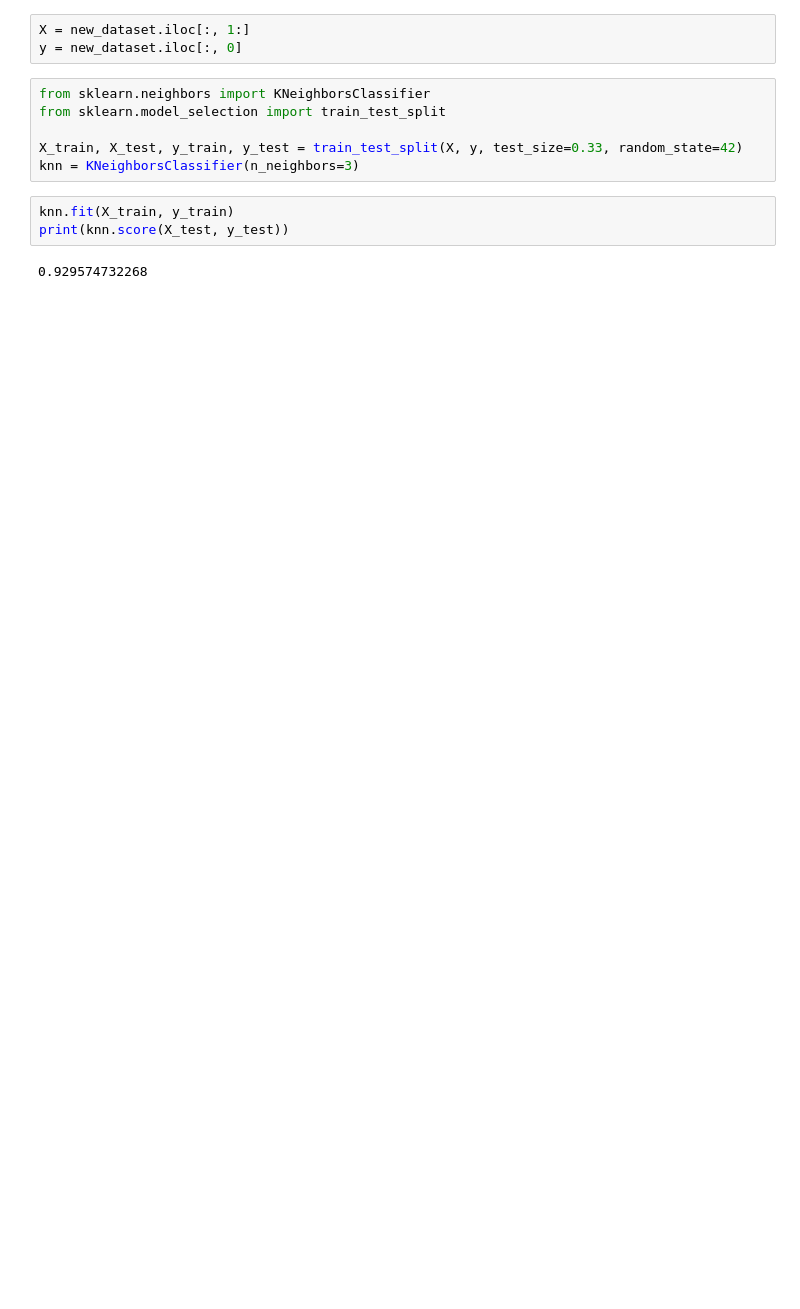
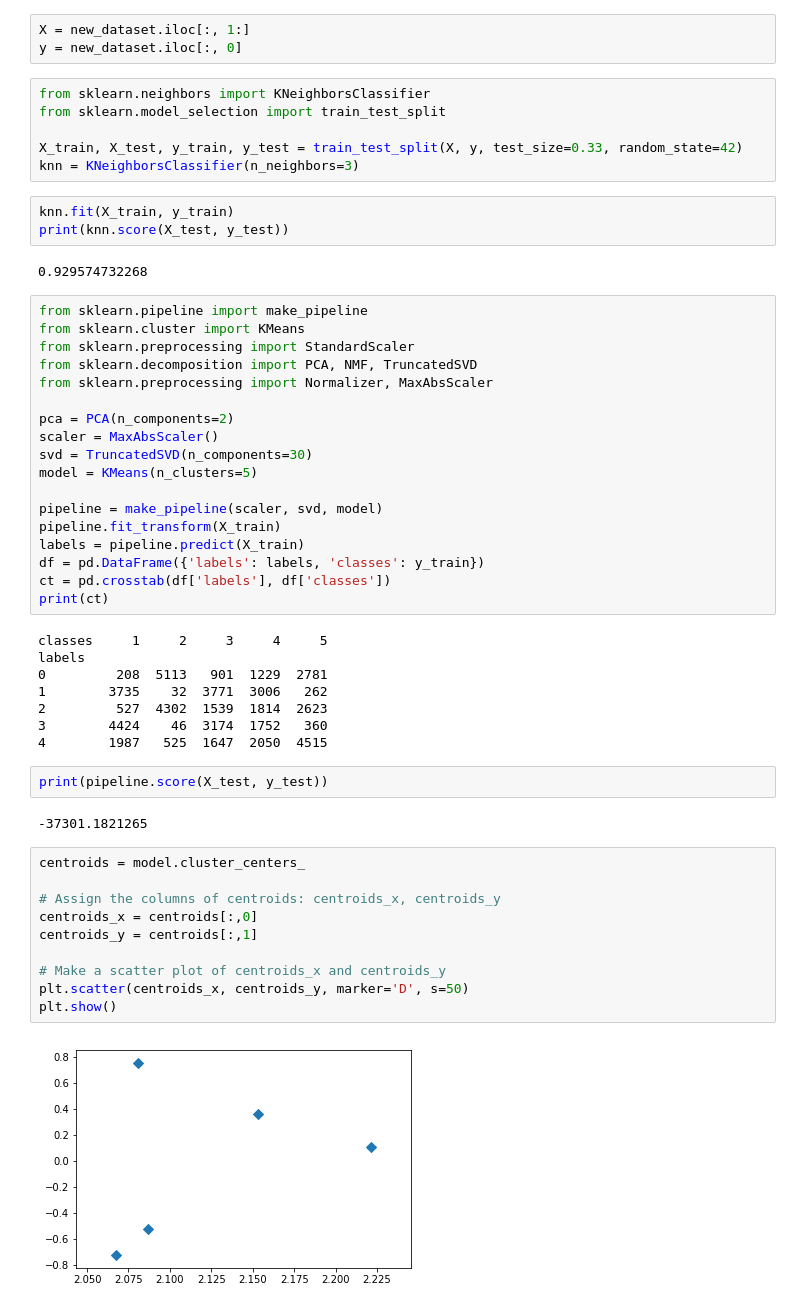
Before and after one commit to Machine-Learning-FGA/Hand-Postures, a Jupyter notebook: Preprocessing.ipynb, the cells around one changed output. Cells and saved outputs as stored; diff of their text form; blank space fills up the shorter version.

Commit message:
Trying KMeans

```diff
--- a/Preprocessing.ipynb
+++ b/Preprocessing.ipynb
@@ -171,3 +171,45 @@ knn.fit(X_train, y_train)
 print(knn.score(X_test, y_test))
 # %% [output]
 0.929574732268
+# %%
+from sklearn.pipeline import make_pipeline
+from sklearn.cluster import KMeans
+from sklearn.preprocessing import StandardScaler
+from sklearn.decomposition import PCA, NMF, TruncatedSVD
+from sklearn.preprocessing import Normalizer, MaxAbsScaler
+
+pca = PCA(n_components=2)
+scaler = MaxAbsScaler()
+svd = TruncatedSVD(n_components=30)
+model = KMeans(n_clusters=5)
+
+pipeline = make_pipeline(scaler, svd, model)
+pipeline.fit_transform(X_train)
+labels = pipeline.predict(X_train)
+df = pd.DataFrame({'labels': labels, 'classes': y_train})
+ct = pd.crosstab(df['labels'], df['classes'])
+print(ct)
+# %% [output]
+classes     1     2     3     4     5
+labels
+0         208  5113   901  1229  2781
+1        3735    32  3771  3006   262
+2         527  4302  1539  1814  2623
+3        4424    46  3174  1752   360
+4        1987   525  1647  2050  4515
+# %%
+print(pipeline.score(X_test, y_test))
+# %% [output]
+-37301.1821265
+# %%
+centroids = model.cluster_centers_
+
+# Assign the columns of centroids: centroids_x, centroids_y
+centroids_x = centroids[:,0]
+centroids_y = centroids[:,1]
+
+# Make a scatter plot of centroids_x and centroids_y
+plt.scatter(centroids_x, centroids_y, marker='D', s=50)
+plt.show()
+# %% [output]
+[figure, added]
```
Also changed, not shown: parts of 1 cell of this notebook.
